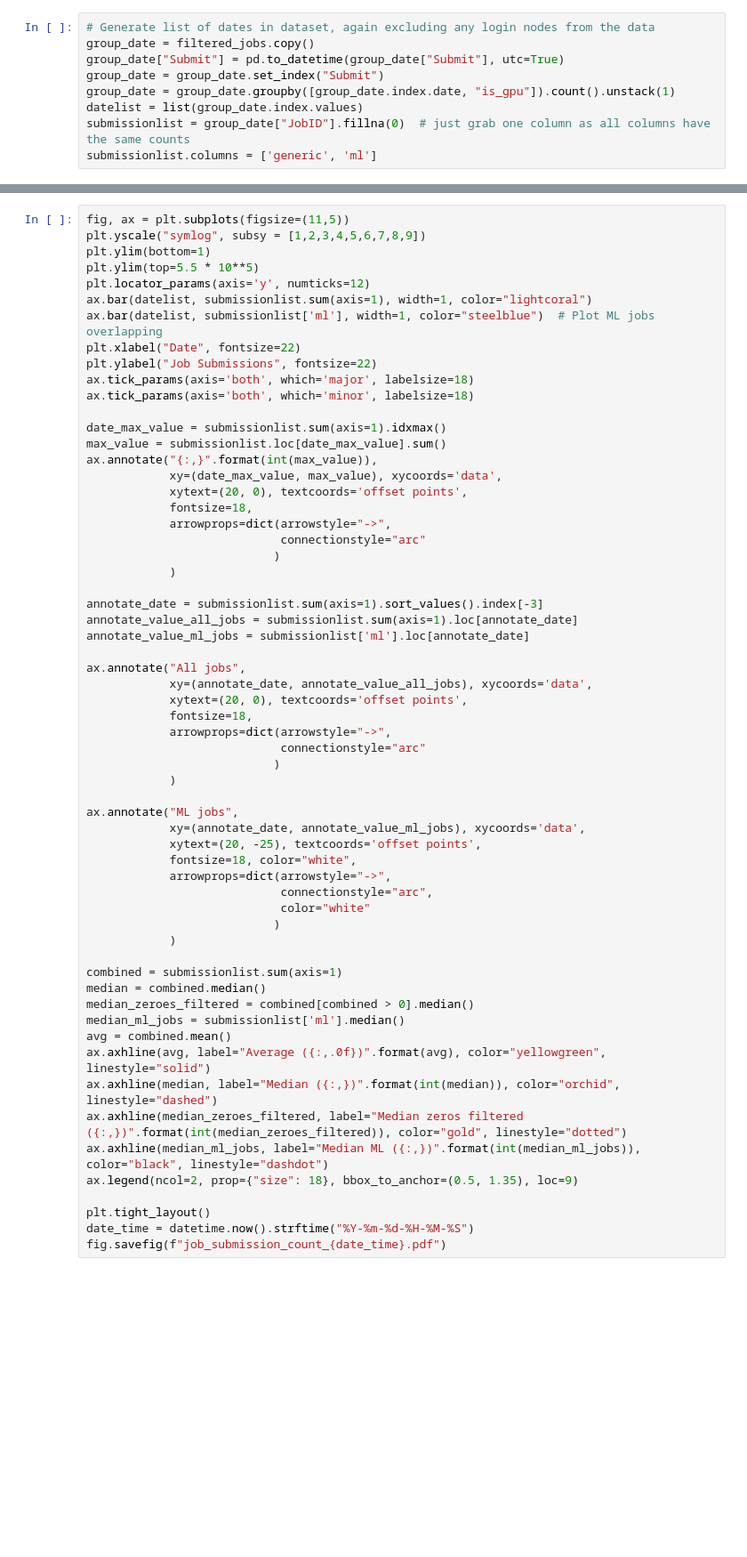
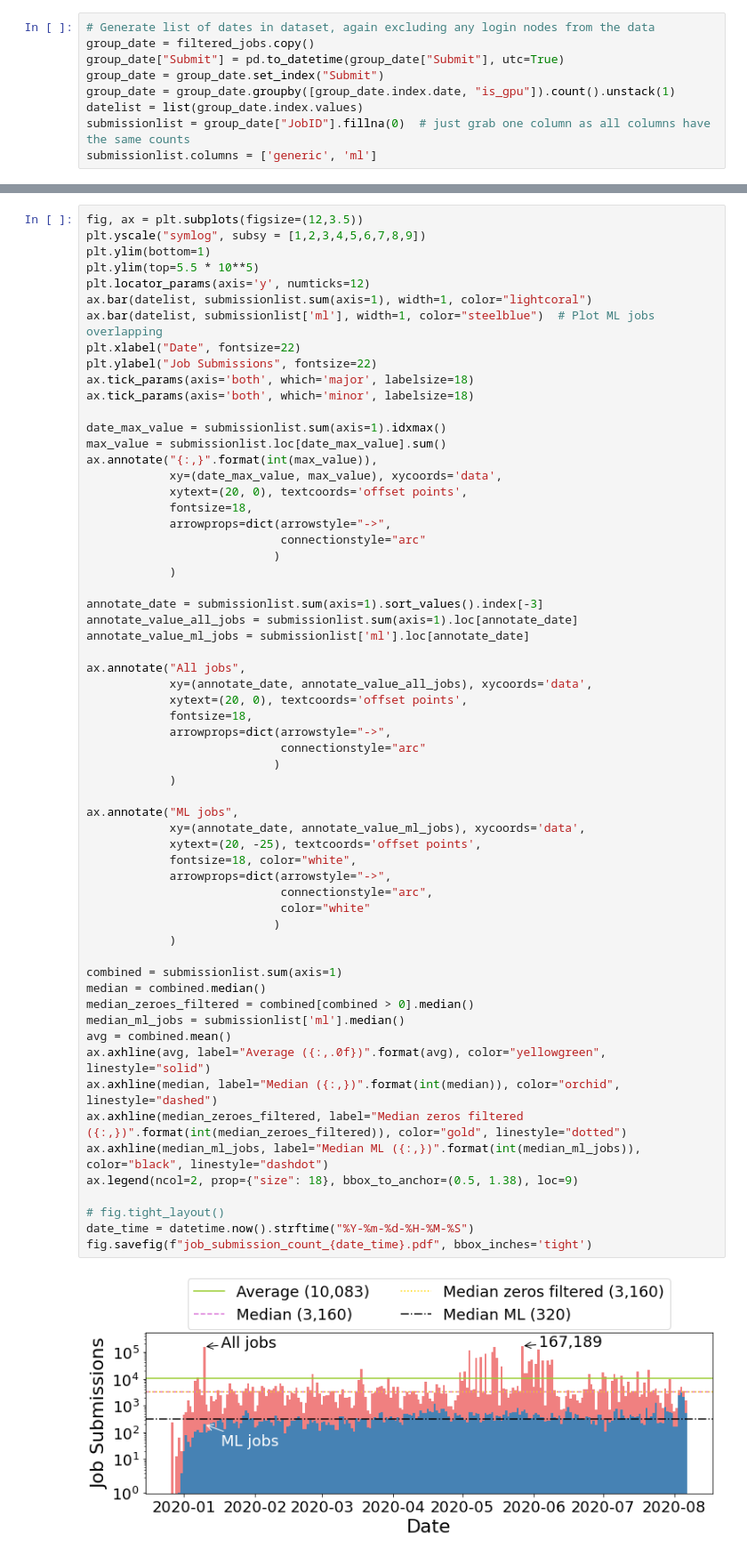
Before and after one commit to sara-nl/SURFace, a Jupyter notebook: !jobdata_analysis_new.ipynb, the cells around one changed output, grey strips where cells are left out. Shown at 89% size. Saved outputs shown, nothing was run; the diff lists cells and outputs as text; blank space fills up the shorter version.

```diff
--- a/!jobdata_analysis_new.ipynb
+++ b/!jobdata_analysis_new.ipynb
@@ -318,5 +326,5 @@ print("{:,}".format(max_val))
 # %%
-fig, ax = plt.subplots(figsize=(11,5))
+fig, ax = plt.subplots(figsize=(12,3.5))
 plt.yscale("symlog", subsy = [1,2,3,4,5,6,7,8,9])
 plt.ylim(bottom=1)
 plt.ylim(top=5.5 * 10**5)
@@ -346,33 +354,35 @@ annotate_value_ml_jobs = submissionlist['ml'].loc[annotate_date]
 ax.annotate("All jobs",
             xy=(annotate_date, annotate_value_all_jobs), xycoords='data',
             xytext=(20, 0), textcoords='offset points',
             fontsize=18,
             arrowprops=dict(arrowstyle="->",
                             connectionstyle="arc"
                            )
             )
 
 ax.annotate("ML jobs",
             xy=(annotate_date, annotate_value_ml_jobs), xycoords='data',
             xytext=(20, -25), textcoords='offset points',
             fontsize=18, color="white",
             arrowprops=dict(arrowstyle="->",
                             connectionstyle="arc",
                             color="white"
                            )
             )
 
 combined = submissionlist.sum(axis=1)
 median = combined.median()
 median_zeroes_filtered = combined[combined > 0].median()
 median_ml_jobs = submissionlist['ml'].median()
 avg = combined.mean()
 ax.axhline(avg, label="Average ({:,.0f})".format(avg), color="yellowgreen", linestyle="solid")
 ax.axhline(median, label="Median ({:,})".format(int(median)), color="orchid", linestyle="dashed")
 ax.axhline(median_zeroes_filtered, label="Median zeros filtered ({:,})".format(int(median_zeroes_filtered)), color="gold", linestyle="dotted")
 ax.axhline(median_ml_jobs, label="Median ML ({:,})".format(int(median_ml_jobs)), color="black", linestyle="dashdot")
-ax.legend(ncol=2, prop={"size": 18}, bbox_to_anchor=(0.5, 1.35), loc=9)
+ax.legend(ncol=2, prop={"size": 18}, bbox_to_anchor=(0.5, 1.38), loc=9)
 
-plt.tight_layout()
+# fig.tight_layout()
 date_time = datetime.now().strftime("%Y-%m-%d-%H-%M-%S")
-fig.savefig(f"job_submission_count_{date_time}.pdf")
+fig.savefig(f"job_submission_count_{date_time}.pdf", bbox_inches='tight')
+# %% [output]
+[figure, added]
```
Also changed, not shown: parts of 11 cells of this notebook, 13 other files.
